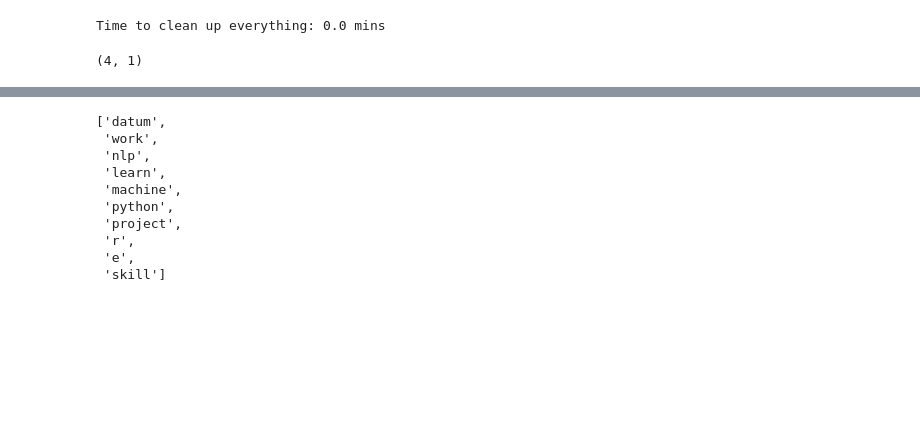
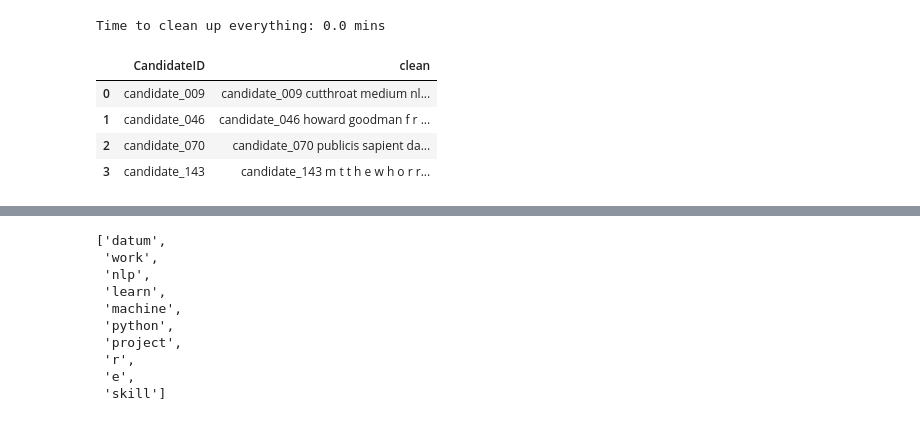
Before and after one commit to MaxB25/ECEN-403, a Jupyter notebook: Training on Resumes.ipynb, the cells around one changed output, grey strips where cells are left out. Cells and saved outputs as stored; diff of their text form; code cells hidden in the pictures; blank space fills up the shorter version.

```diff
--- a/Training on Resumes.ipynb
+++ b/Training on Resumes.ipynb
@@ -93,11 +110,19 @@ print('Time to clean up everything: {} mins'.format(round((time() - t) / 60, 2))
 # %% [output]
 Time to clean up everything: 0.0 mins
 # %%
-df_clean = pd.DataFrame({'clean': txt})
+df_clean = pd.DataFrame(columns=["CandidateID", "clean"])
+df_clean = df[["CandidateID"]].copy()
+df_clean['clean'] = pd.DataFrame({'clean': txt})
 df_clean = df_clean.dropna().drop_duplicates()
+df_clean['clean'] = df['CandidateID'] + " " + df_clean['clean']
 df_clean.shape
+df_clean
 # %% [output]
-(4, 1)
+|  | CandidateID | clean |
+| 0 | candidate_009 | candidate_009 cutthroat medium nl... |
+| 1 | candidate_046 | candidate_046 howard goodman f r ... |
+| 2 | candidate_070 | candidate_070 publicis sapient da... |
+| 3 | candidate_143 | candidate_143 m t t h e w h o r r... |
 # %%
 from gensim.models.phrases import Phrases, Phraser
 # %%
```
Also changed, not shown: parts of 13 cells of this notebook, 8 other files.
